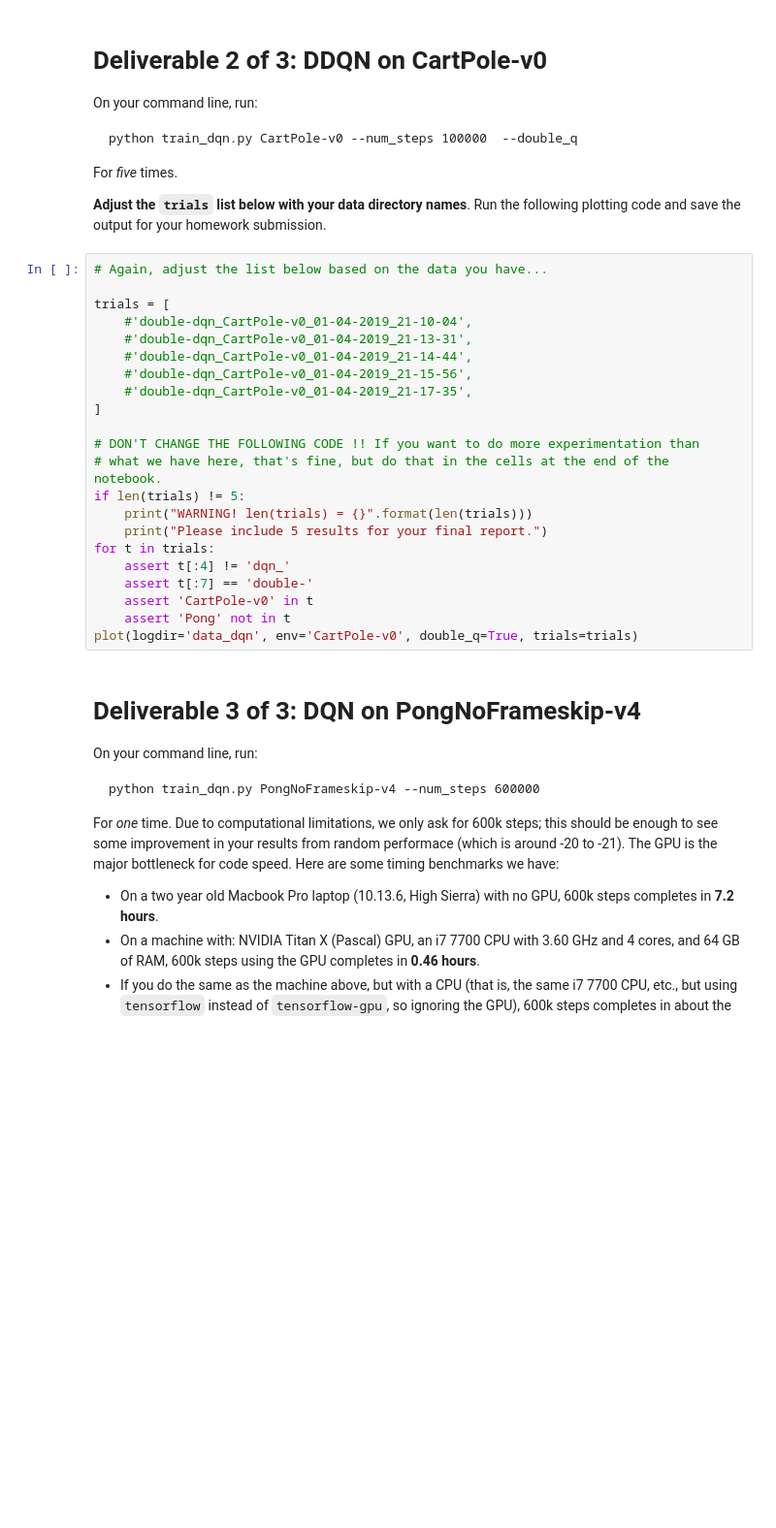
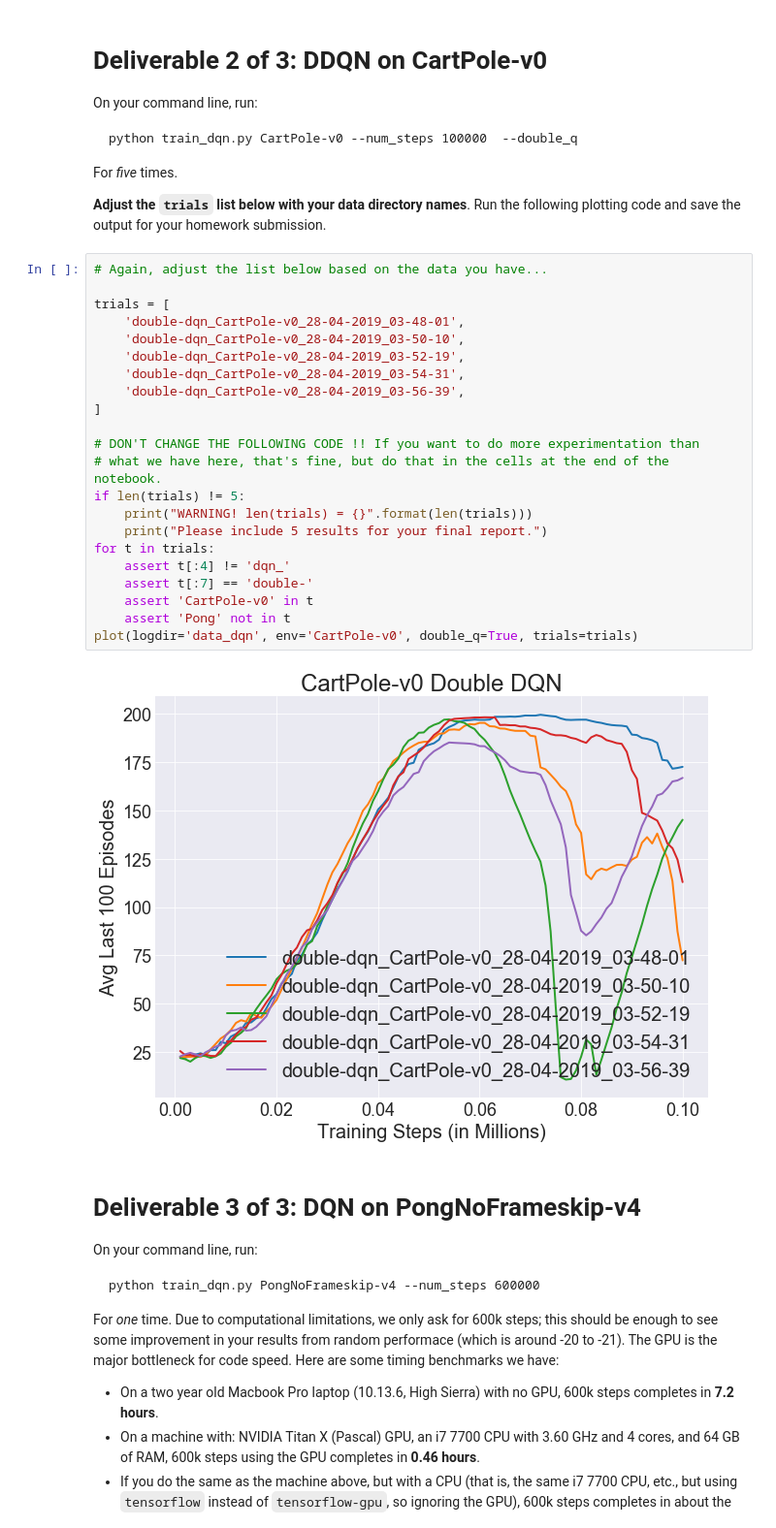
Before and after one commit to dongsubkim/CS182_HW4, a Jupyter notebook: Part02_Deep-Q-Networks.ipynb, the cells around one changed output. Shown at 97% size. Cells and saved outputs as stored; diff of their text form; blank space fills up the shorter version.

```diff
--- a/Part02_Deep-Q-Networks.ipynb
+++ b/Part02_Deep-Q-Networks.ipynb
@@ -257,25 +257,27 @@ For *five* times.
 # %%
 # Again, adjust the list below based on the data you have...
 
 trials = [
-    #'double-dqn_CartPole-v0_01-04-2019_21-10-04',
-    #'double-dqn_CartPole-v0_01-04-2019_21-13-31',
-    #'double-dqn_CartPole-v0_01-04-2019_21-14-44',
-    #'double-dqn_CartPole-v0_01-04-2019_21-15-56',
-    #'double-dqn_CartPole-v0_01-04-2019_21-17-35',
+    'double-dqn_CartPole-v0_28-04-2019_03-48-01',
+    'double-dqn_CartPole-v0_28-04-2019_03-50-10',
+    'double-dqn_CartPole-v0_28-04-2019_03-52-19',
+    'double-dqn_CartPole-v0_28-04-2019_03-54-31',
+    'double-dqn_CartPole-v0_28-04-2019_03-56-39',
 ]
 
 # DON'T CHANGE THE FOLLOWING CODE !! If you want to do more experimentation than
 # what we have here, that's fine, but do that in the cells at the end of the notebook.
 if len(trials) != 5:
     print("WARNING! len(trials) = {}".format(len(trials)))
     print("Please include 5 results for your final report.")
 for t in trials:
     assert t[:4] != 'dqn_'
     assert t[:7] == 'double-'
     assert 'CartPole-v0' in t
     assert 'Pong' not in t
 plot(logdir='data_dqn', env='CartPole-v0', double_q=True, trials=trials)
+# %% [output]
+[figure, added]
 # %% [markdown]
 # Deliverable 3 of 3: DQN on PongNoFrameskip-v4
 
```
Also changed, not shown: parts of 4 cells of this notebook, 2 other files.
